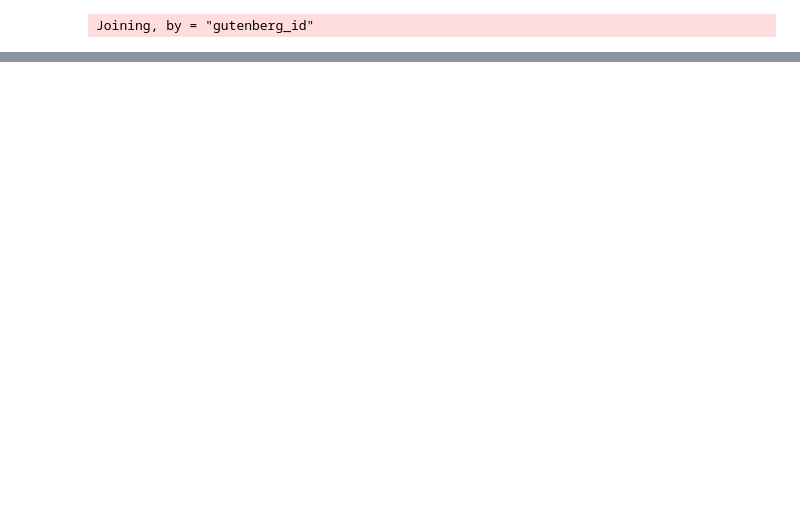
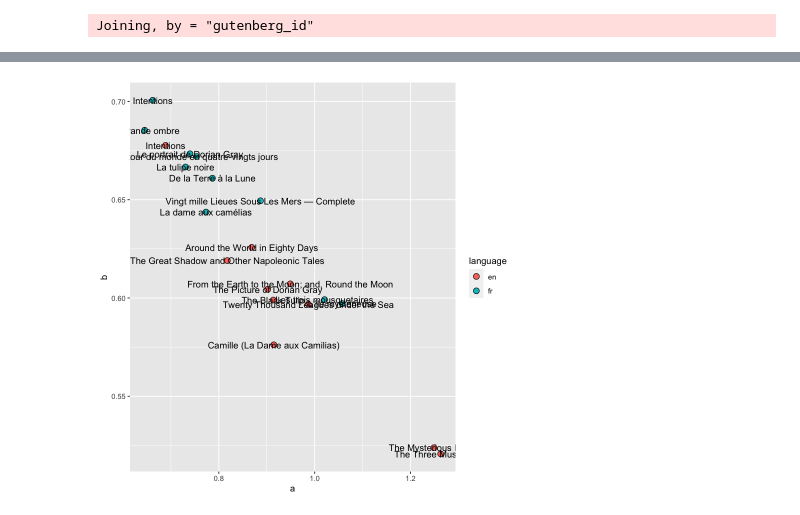
Before and after one commit to julnow/TEXT, a Jupyter notebook: zadanie3.ipynb, the cells around one changed output, grey strips where cells are left out. Cells and saved outputs as stored; diff of their text form; code cells hidden in the pictures; blank space fills up the shorter version.

```diff
--- a/zadanie3.ipynb
+++ b/zadanie3.ipynb
@@ -136,0 +172,16 @@ A tibble: 1 × 2
+# %%
+#shuffled
+#en results
+heapEn <- heap(booksIdEn, shuffle=1)
+
+dfEn <- as.data.frame(heapEn) %>%
+    add_column(language = "en")
+heapEn <- heap(booksIdEn, shuffle=1)
+#fr results
+heapFr <- rbind(heap(booksIdFrUtf, 0, 1), heap(booksIdFrLatin, 1, 1))
+dfFr <- as.data.frame(heapFr) %>%
+    add_column(language = "fr")
+dfFr <-  left_join(englishOrderDf,dfFr,by="title")
+#total results
+df <- rbind(dfEn, dfFr)
+df
@@ -136,0 +212,5 @@ A tibble: 1 × 2
+# %%
+ggplot(df, aes(x = a, y = b, fill = language, label=title)) +
+geom_point(size =3, shape=21) +
+geom_text()
+# %% [output]
@@ -136,0 +223 @@ A tibble: 1 × 2
+[figure, added]
```
Also changed, not shown: parts of 17 cells of this notebook.
